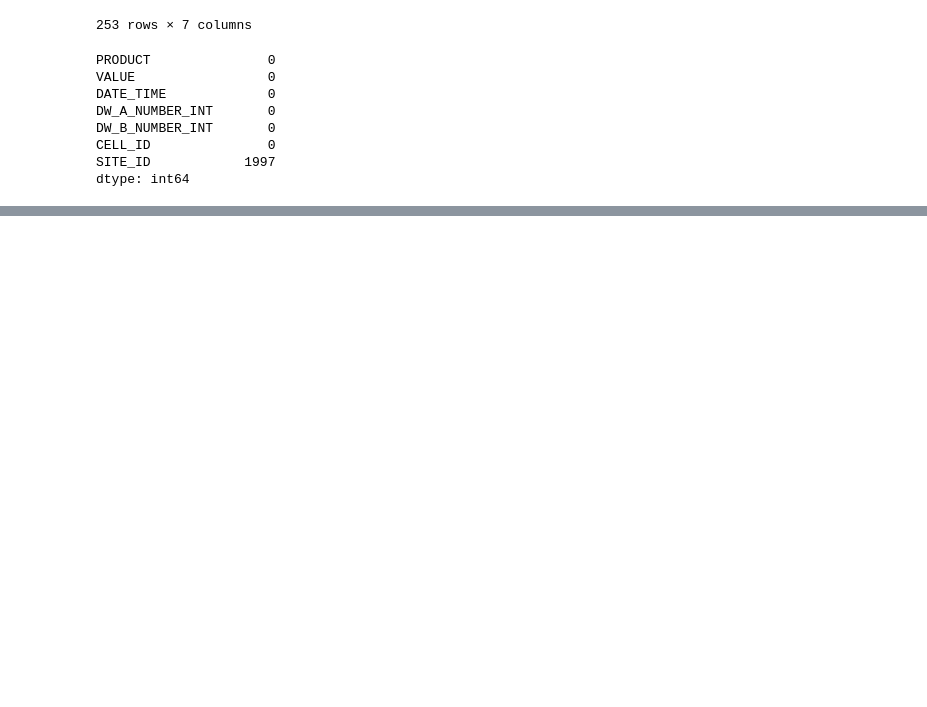
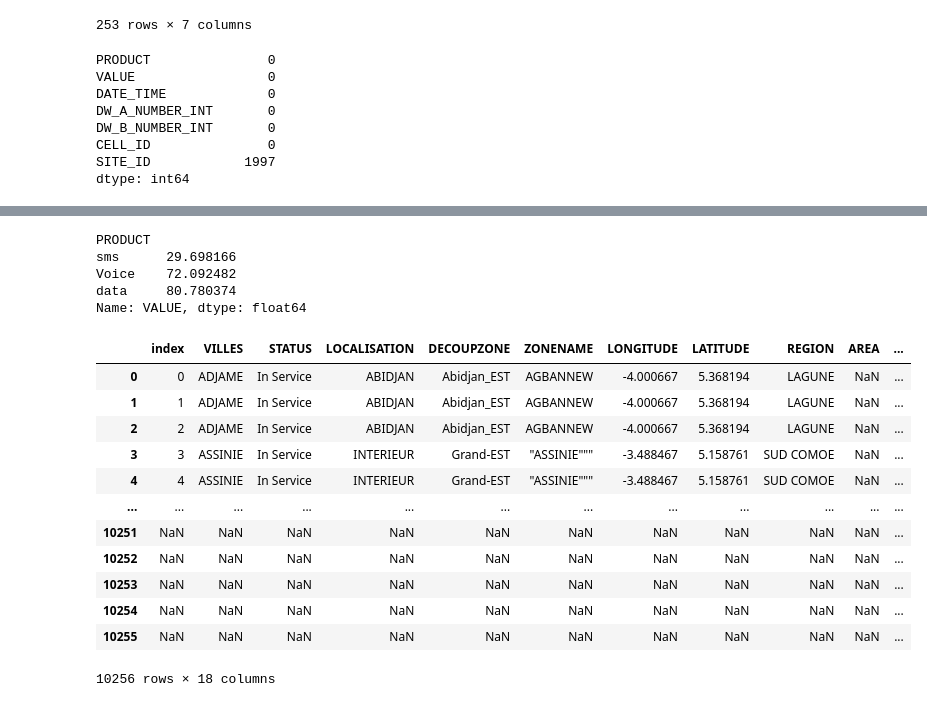
Before and after one commit to mmalinda/Autolib-EDA, a Jupyter notebook: Moringa_Data_Science_Prep_W3_Independent_Project_2019_10_Mutanu_Malinda_Python.ipynb, the cells around one changed output, grey strips where cells are left out. Drawn from its saved outputs; the diff is of its cells as text; code cells hidden in the pictures; blank space fills up the shorter version.

```diff
--- a/Moringa_Data_Science_Prep_W3_Independent_Project_2019_10_Mutanu_Malinda_Python.ipynb
+++ b/Moringa_Data_Science_Prep_W3_Independent_Project_2019_10_Mutanu_Malinda_Python.ipynb
@@ -562,3 +500,7 @@ DW_B_NUMBER_INT       0
 CELL_ID               0
 SITE_ID            1997
 dtype: int64
+# %%
+# Dropping records where value is 0
+cdr = cdr[cdr.VALUE != 0]
+cdr
@@ -564,0 +521,29 @@ dtype: int64
+# %%
+# Finding the services that return the lowest value
+a = cdr.VALUE.groupby(cdr['PRODUCT']).mean()
+
+a.sort_values()
+# %% [output]
+PRODUCT
+sms      29.698166
+Voice    72.092482
+data     80.780374
+Name: VALUE, dtype: float64
+# %%
+# Merging the dataframes on cell ID
+df3 = pd.merge(df2, cdr, how='outer', on=('CELL_ID'))
+df3
+# %% [output]
+|  | index | VILLES | STATUS | LOCALISATION | DECOUPZONE | ZONENAME | LONGITUDE | LATITUDE | REGION | AREA | ... |
+| 0 | 0 | ADJAME | In Service | ABIDJAN | Abidjan_EST | AGBANNEW | -4.000667 | 5.368194 | LAGUNE | NaN | ... |
+| 1 | 1 | ADJAME | In Service | ABIDJAN | Abidjan_EST | AGBANNEW | -4.000667 | 5.368194 | LAGUNE | NaN | ... |
+| 2 | 2 | ADJAME | In Service | ABIDJAN | Abidjan_EST | AGBANNEW | -4.000667 | 5.368194 | LAGUNE | NaN | ... |
+| 3 | 3 | ASSINIE | In Service | INTERIEUR | Grand-EST | "ASSINIE""" | -3.488467 | 5.158761 | SUD COMOE | NaN | ... |
+| 4 | 4 | ASSINIE | In Service | INTERIEUR | Grand-EST | "ASSINIE""" | -3.488467 | 5.158761 | SUD COMOE | NaN | ... |
+| ... | ... | ... | ... | ... | ... | ... | ... | ... | ... | ... | ... |
+| 10251 | NaN | NaN | NaN | NaN | NaN | NaN | NaN | NaN | NaN | NaN | ... |
+| 10252 | NaN | NaN | NaN | NaN | NaN | NaN | NaN | NaN | NaN | NaN | ... |
+| 10253 | NaN | NaN | NaN | NaN | NaN | NaN | NaN | NaN | NaN | NaN | ... |
+| 10254 | NaN | NaN | NaN | NaN | NaN | NaN | NaN | NaN | NaN | NaN | ... |
+| 10255 | NaN | NaN | NaN | NaN | NaN | NaN | NaN | NaN | NaN | NaN | ... |
+10256 rows × 18 columns
```
Also changed, not shown: parts of 11 cells of this notebook.
